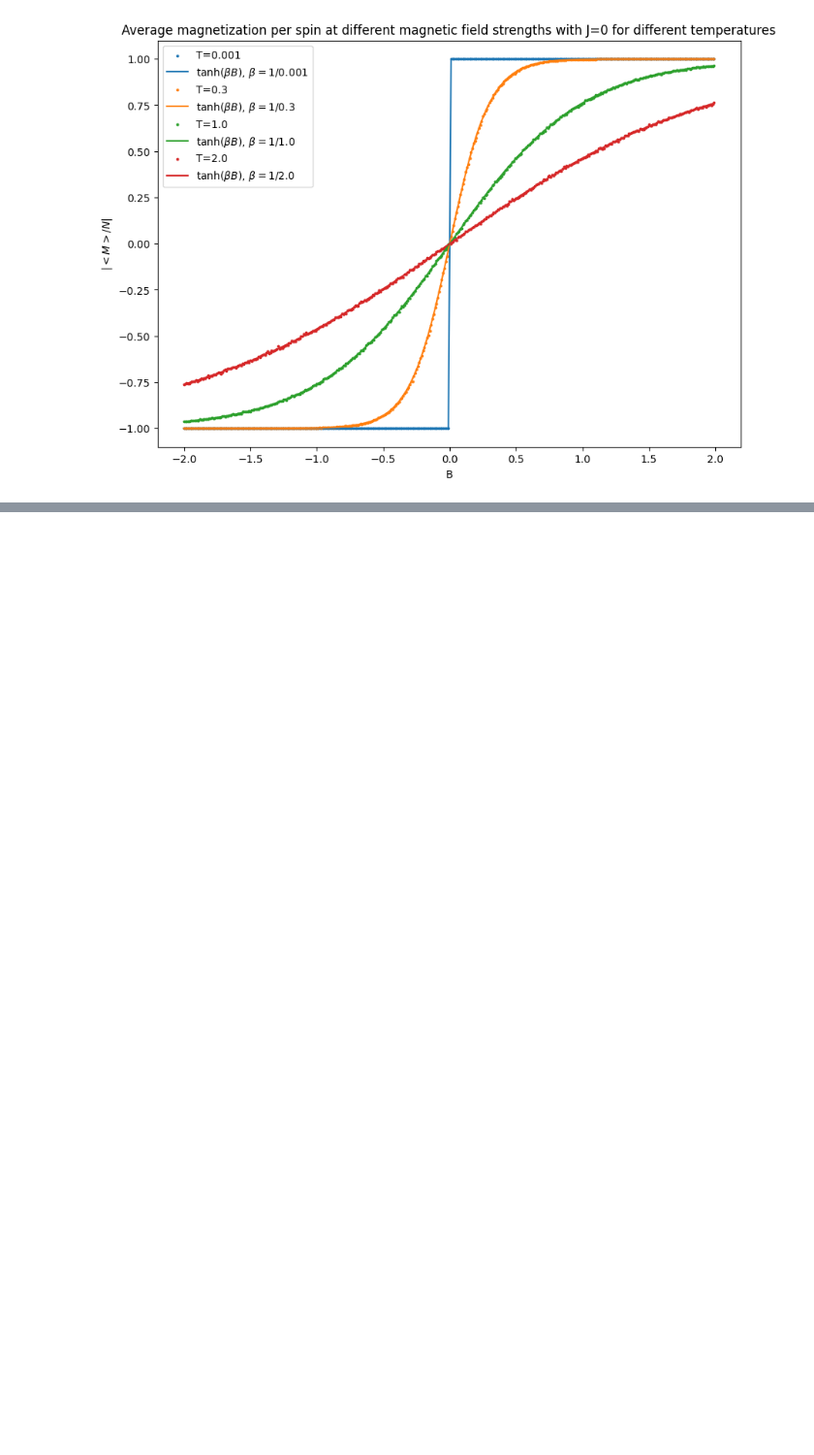
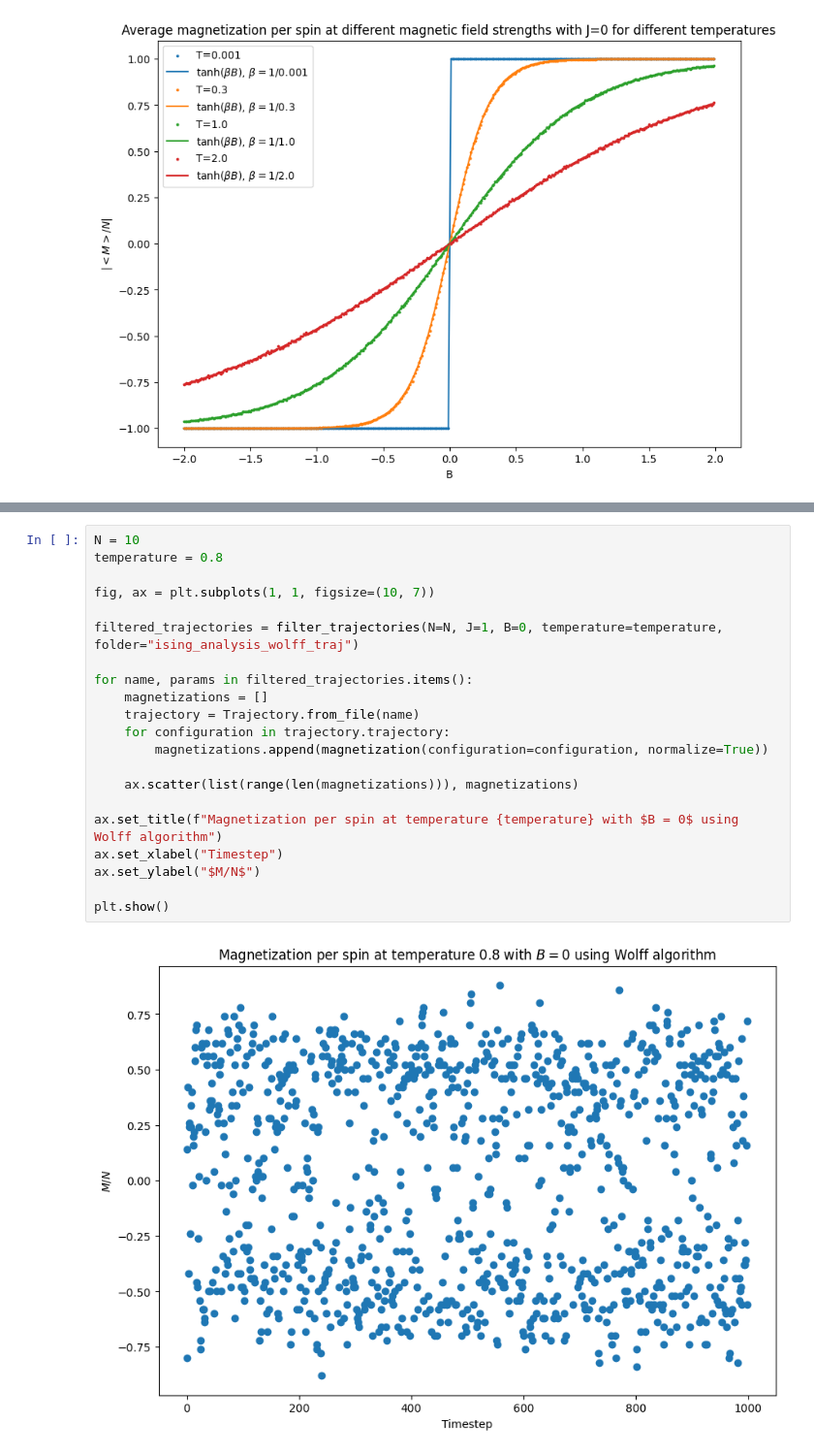
Before and after one commit to MaxNeg8/ml_ising, a Jupyter notebook: src/ising_analysis.ipynb, the cells around one changed output, grey strips where cells are left out. Shown at 97% size. Drawn from its saved outputs; the diff is of its cells as text; blank space fills up the shorter version.

Commit message:
Fixed Wolff algorithm and re-did analysis for it

```diff
--- a/src/ising_analysis.ipynb
+++ b/src/ising_analysis.ipynb
@@ -150,0 +151,23 @@ plt.show()
+# %%
+N = 10
+temperature = 0.8
+
+fig, ax = plt.subplots(1, 1, figsize=(10, 7))
+
+filtered_trajectories = filter_trajectories(N=N, J=1, B=0, temperature=temperature, folder="ising_analysis_wolff_traj")
+
+for name, params in filtered_trajectories.items():
+    magnetizations = []
+    trajectory = Trajectory.from_file(name)
+    for configuration in trajectory.trajectory:
+        magnetizations.append(magnetization(configuration=configuration, normalize=True))
+
+    ax.scatter(list(range(len(magnetizations))), magnetizations)
+
+ax.set_title(f"Magnetization per spin at temperature {temperature} with $B = 0$ using Wolff algorithm")
+ax.set_xlabel("Timestep")
+ax.set_ylabel("$M/N$")
+
+plt.show()
+# %% [output]
+[figure, added]
```
Also changed, not shown: parts of 3 cells of this notebook, 1 other file.
